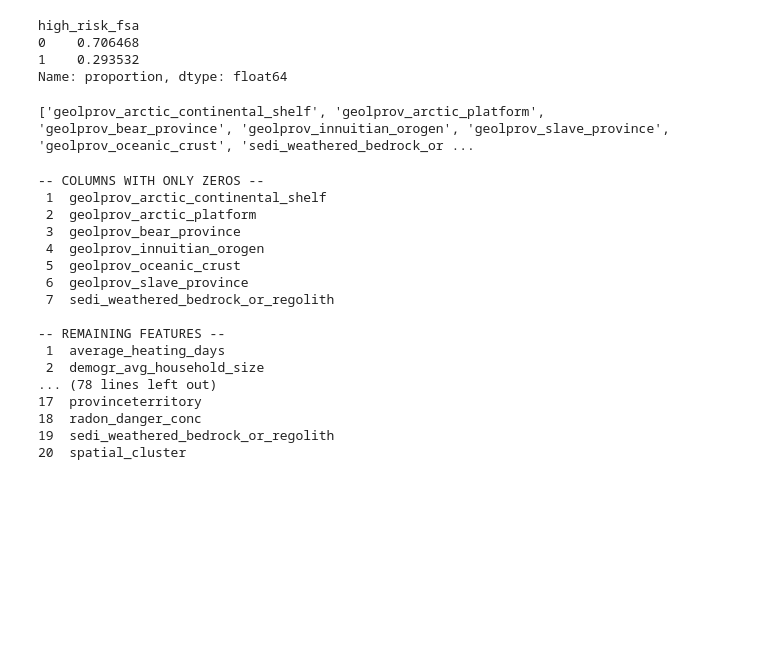
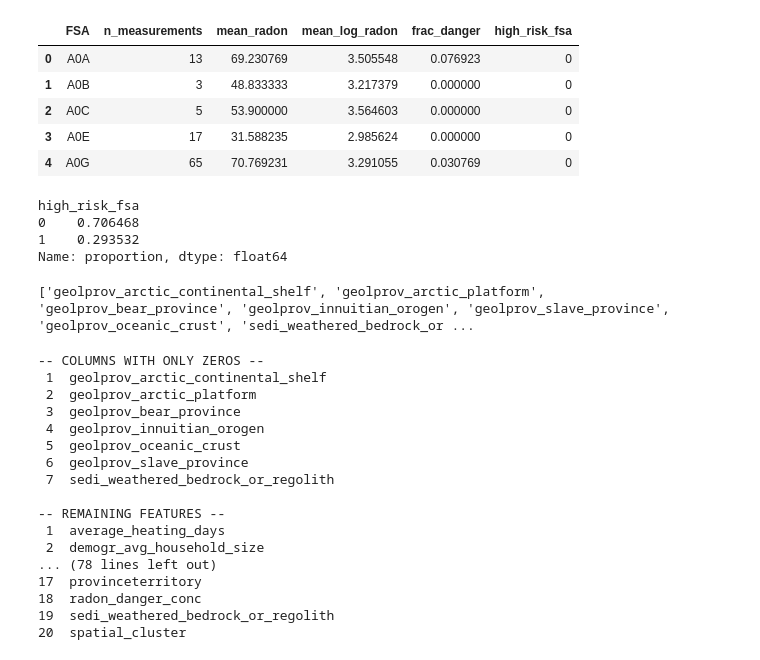
Before and after one commit to Erdos-Projects/spring-2026-radon-risk-mapping, a Jupyter notebook: notebooks/eda/reduce_feature_space_and_log_regression.ipynb, the cells around one changed output. Saved outputs shown, nothing was run; the diff lists cells and outputs as text; code cells hidden in the pictures; blank space fills up the shorter version.

```diff
--- a/notebooks/eda/reduce_feature_space_and_log_regression.ipynb
+++ b/notebooks/eda/reduce_feature_space_and_log_regression.ipynb
@@ -79,2 +129,11 @@ fsa_stats["high_risk_fsa"] = (fsa_stats["frac_danger"] >= RISK_THRESHOLD).astype
+# %%
+fsa_stats.head()
+# %% [output]
+|  | FSA | n_measurements | mean_radon | mean_log_radon | frac_danger | high_risk_fsa |
+| 0 | A0A | 13 | 69.230769 | 3.505548 | 0.076923 | 0 |
+| 1 | A0B | 3 | 48.833333 | 3.217379 | 0.000000 | 0 |
+| 2 | A0C | 5 | 53.900000 | 3.564603 | 0.000000 | 0 |
+| 3 | A0E | 17 | 31.588235 | 2.985624 | 0.000000 | 0 |
+| 4 | A0G | 65 | 70.769231 | 3.291055 | 0.030769 | 0 |
 # %%
 # At threshold = 0.10, the data is actually not super imbalanced!
```
Also changed, not shown: parts of 5 cells of this notebook, 51 other files.
